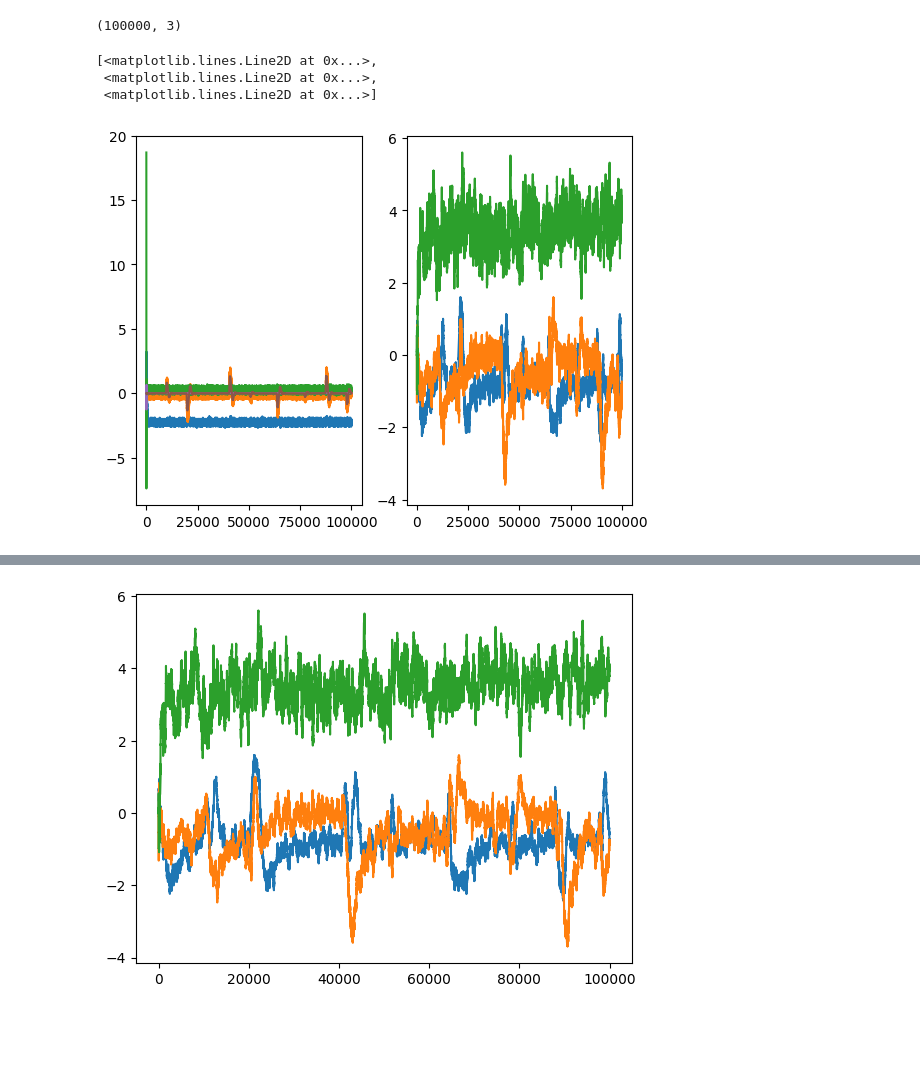
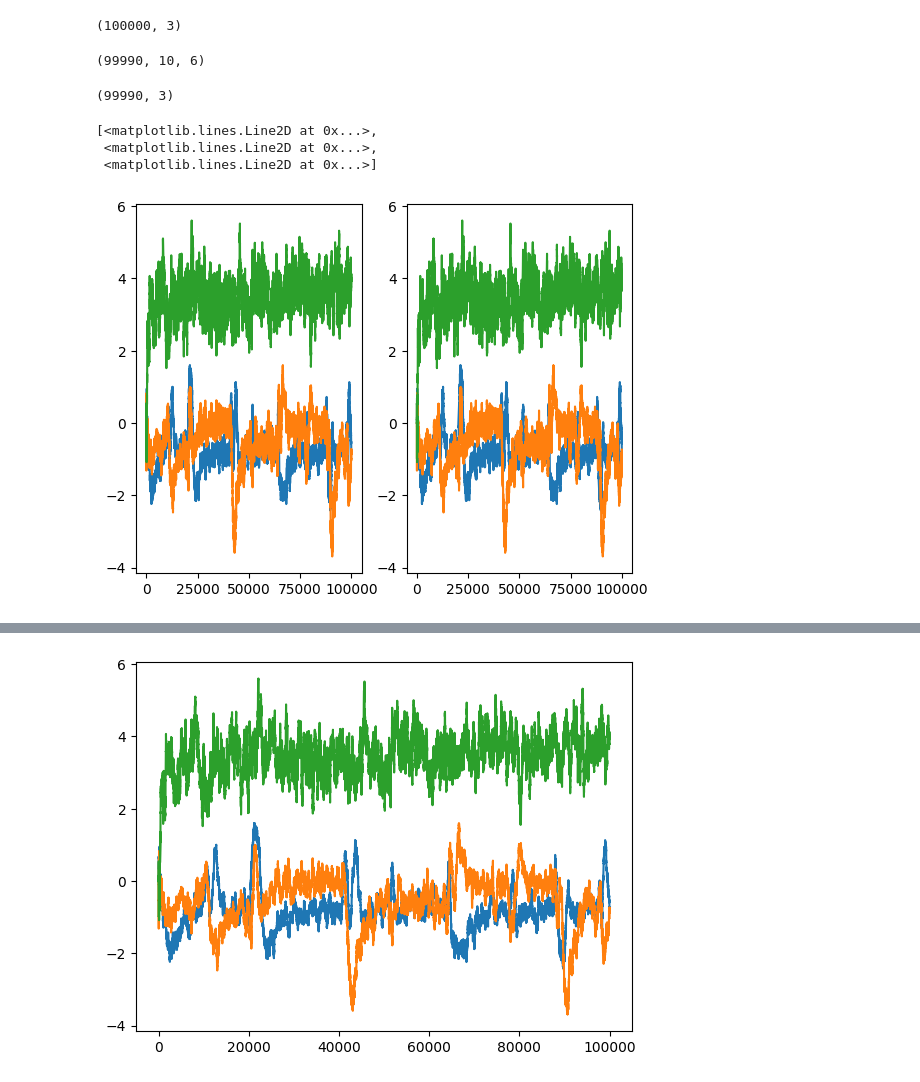
Before and after one commit to alibaniasad1999/INS-AI, a Jupyter notebook: LSTM/LSTM_error.ipynb, the cells around one changed output, grey strips where cells are left out. Saved outputs shown, nothing was run; the diff lists cells and outputs as text; code cells hidden in the pictures; blank space fills up the shorter version.

```diff
--- a/LSTM/LSTM_error.ipynb
+++ b/LSTM/LSTM_error.ipynb
@@ -107,15 +111,33 @@ y_train = 100*(estimated_data-velocity_data)
 y_train.shape
 # %% [output]
 (100000, 3)
+# %%
+# function make x train data with 10 sequence
+def make_x_train(x_train, x_train1, sequence_length):
+    x_result = []
+    x_result1 = []
+    for index in range(len(x_train) - sequence_length):
+        x_result.append(x_train[index: index + sequence_length])
+        x_result1.append(x_train1[index])
+    return np.array(x_result), np.array(x_result1)
+
+x_train, x_train1 = make_x_train(x_train, y_train, 10)
+x_train.shape
+# %% [output]
+(99990, 10, 6)
+# %%
+x_train1.shape
+# %% [output]
+(99990, 3)
 # %%
 plt.subplot(1, 2, 1)
-plt.plot(x_train)
+plt.plot(x_train1)
 plt.subplot(1, 2, 2)
 plt.plot(y_train)
 # %% [output]
 [<matplotlib.lines.Line2D at 0x...>,
  <matplotlib.lines.Line2D at 0x...>,
  <matplotlib.lines.Line2D at 0x...>]
-[figure, old version]
+[figure, new version]
 # %%
 plt.plot(x_train)
```
Also changed, not shown: parts of 13 cells of this notebook, 5 other files.
